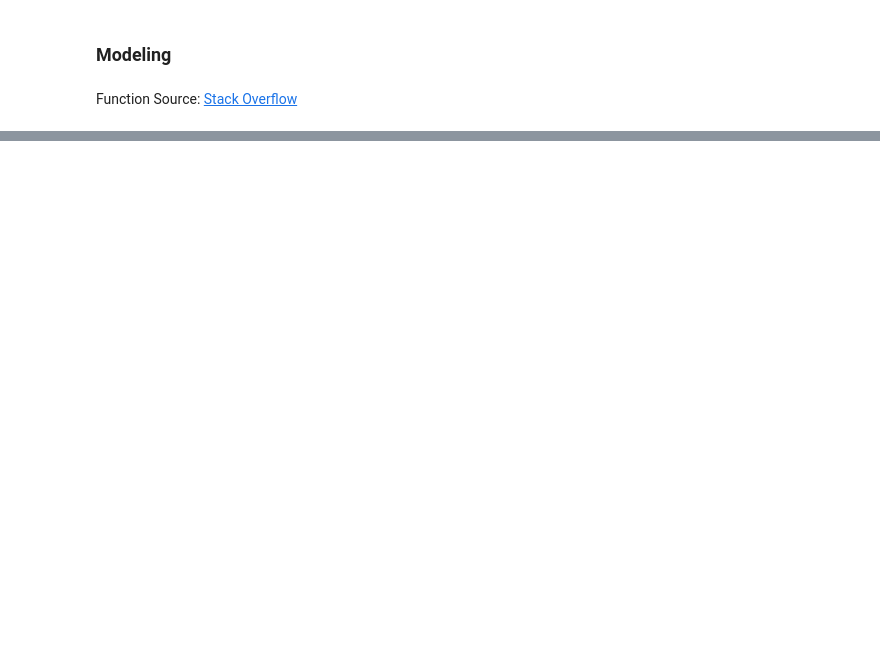
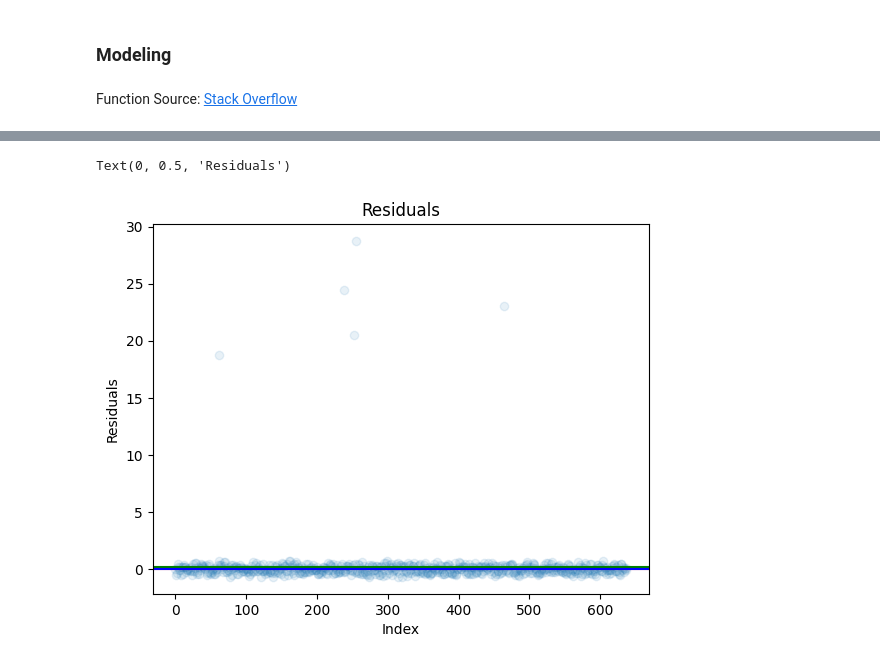
Before and after one commit to josh-g-grimes/Regression-Analysis---College-Exam-Performance, a Jupyter notebook: notebook.ipynb, the cells around one changed output, grey strips where cells are left out. Cells and saved outputs as stored; diff of their text form; code cells hidden in the pictures; blank space fills up the shorter version.

```diff
--- a/notebook.ipynb
+++ b/notebook.ipynb
@@ -518,0 +416,16 @@ plt.show()
+# %%
+resid = (y_test - y_pred_final)
+
+fig, ax = plt.subplots()
+ax.set_title('Residuals')
+ax.scatter(x=range(y_pred_final.shape[0]), y = resid, alpha=.1);
+
+ax.axhline(y=0, color='r', linestyle='-')
+ax.axhline(y=np.mean(resid), color='g', linestyle='-')
+ax.axhline(y=-np.median(resid), color='b', linestyle='-')
+
+ax.set_xlabel('Index')
+ax.set_ylabel('Residuals')
+# %% [output]
+Text(0, 0.5, 'Residuals')
+[figure, added]
```
Also changed, not shown: parts of 42 cells of this notebook.
